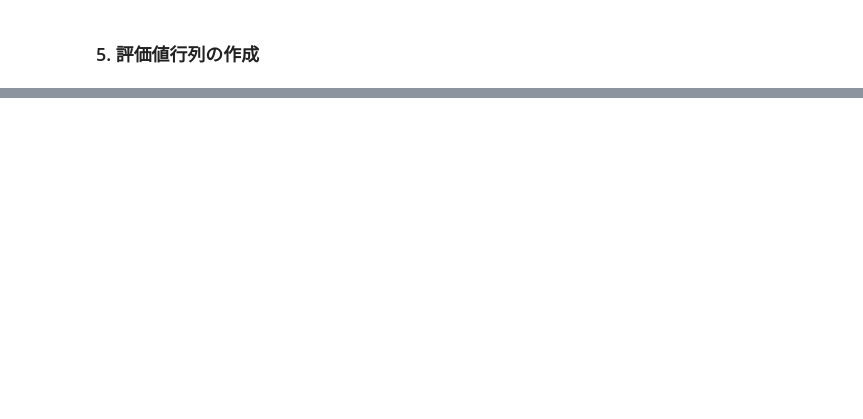
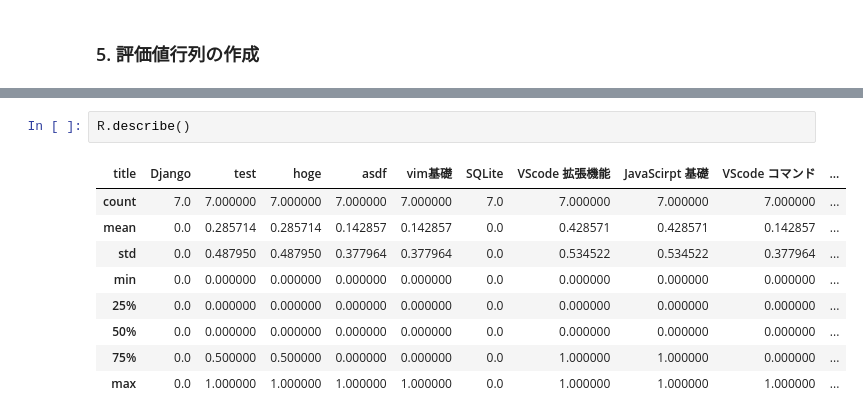
Before and after one commit to emori92/wordbook, a Jupyter notebook: notepad/my_script/recommender.ipynb, the cells around one changed output, grey strips where cells are left out. Cells and saved outputs as stored; diff of their text form; blank space fills up the shorter version.

```diff
--- a/notepad/my_script/recommender.ipynb
+++ b/notepad/my_script/recommender.ipynb
@@ -149,0 +194,12 @@ FROM
+# %%
+R.describe()
+# %% [output]
+| title | Django | test | hoge | asdf | vim基礎 | SQLite | VScode 拡張機能 | JavaScirpt 基礎 | VScode コマンド | ... |
+| count | 7.0 | 7.000000 | 7.000000 | 7.000000 | 7.000000 | 7.0 | 7.000000 | 7.000000 | 7.000000 | ... |
+| mean | 0.0 | 0.285714 | 0.285714 | 0.142857 | 0.142857 | 0.0 | 0.428571 | 0.428571 | 0.142857 | ... |
+| std | 0.0 | 0.487950 | 0.487950 | 0.377964 | 0.377964 | 0.0 | 0.534522 | 0.534522 | 0.377964 | ... |
+| min | 0.0 | 0.000000 | 0.000000 | 0.000000 | 0.000000 | 0.0 | 0.000000 | 0.000000 | 0.000000 | ... |
+| 25% | 0.0 | 0.000000 | 0.000000 | 0.000000 | 0.000000 | 0.0 | 0.000000 | 0.000000 | 0.000000 | ... |
+| 50% | 0.0 | 0.000000 | 0.000000 | 0.000000 | 0.000000 | 0.0 | 0.000000 | 0.000000 | 0.000000 | ... |
+| 75% | 0.0 | 0.500000 | 0.500000 | 0.000000 | 0.000000 | 0.0 | 1.000000 | 1.000000 | 0.000000 | ... |
+| max | 0.0 | 1.000000 | 1.000000 | 1.000000 | 1.000000 | 0.0 | 1.000000 | 1.000000 | 1.000000 | ... |
```
Also changed, not shown: parts of 15 cells of this notebook, 8 other files.
